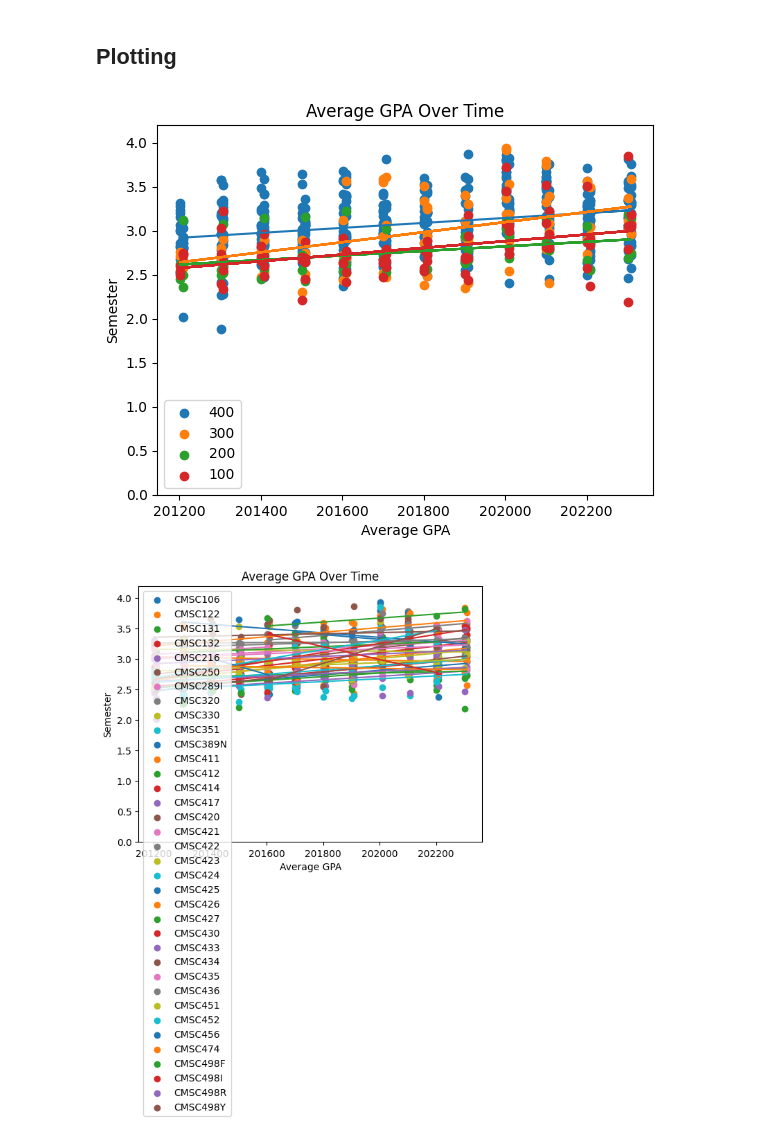
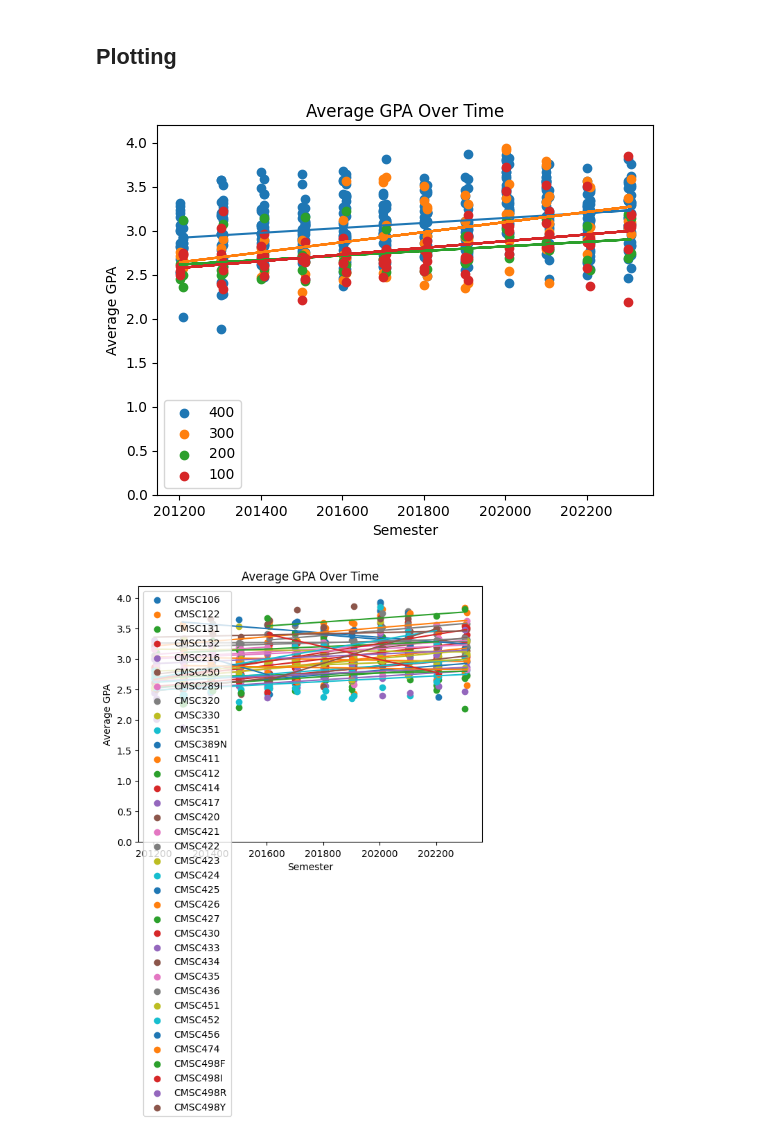
Before and after one commit to jihyopark/cmsc320-final-tutorial, a Jupyter notebook: final_tutorial.ipynb, the cells around one changed output. Drawn from its saved outputs; the diff is of its cells as text; code cells hidden in the pictures.

```diff
--- a/final_tutorial.ipynb
+++ b/final_tutorial.ipynb
@@ -133,26 +133,26 @@ df.head(20)
 # %%
 import matplotlib.pyplot as plt  # type: ignore
 
 for level in [400,300,200,100]:
     course_data = df.loc[df["level"] == level]
 
     x = course_data["semester"]
     y = course_data["avg_gpa"]
 
     plt.scatter(x, y, label=level)
 
     m, b = np.polyfit(x, y, 1)
     plt.plot(x, m * x + b)
 
 plt.title("Average GPA Over Time")
-plt.ylabel('Semester')
-plt.xlabel('Average GPA')
+plt.xlabel('Semester')
+plt.ylabel('Average GPA')
 plt.legend()
 plt.ylim(0, 4.2)
 
 plt.show()
 # %% [output]
-[figure, old version]
+[figure, new version]
 # %%
 import matplotlib.pyplot as plt  # type: ignore
 
@@ -170,11 +170,11 @@ for course in combined_courses:
     plt.plot(x, m * x + b)
 
 plt.title("Average GPA Over Time")
-plt.ylabel('Semester')
-plt.xlabel('Average GPA')
+plt.xlabel('Semester')
+plt.ylabel('Average GPA')
 plt.legend()
 plt.ylim(0, 4.2)
 
 plt.show()
 # %% [output]
-[figure, old version]
+[figure, new version]
```
Also changed, not shown: parts of 3 cells of this notebook.
